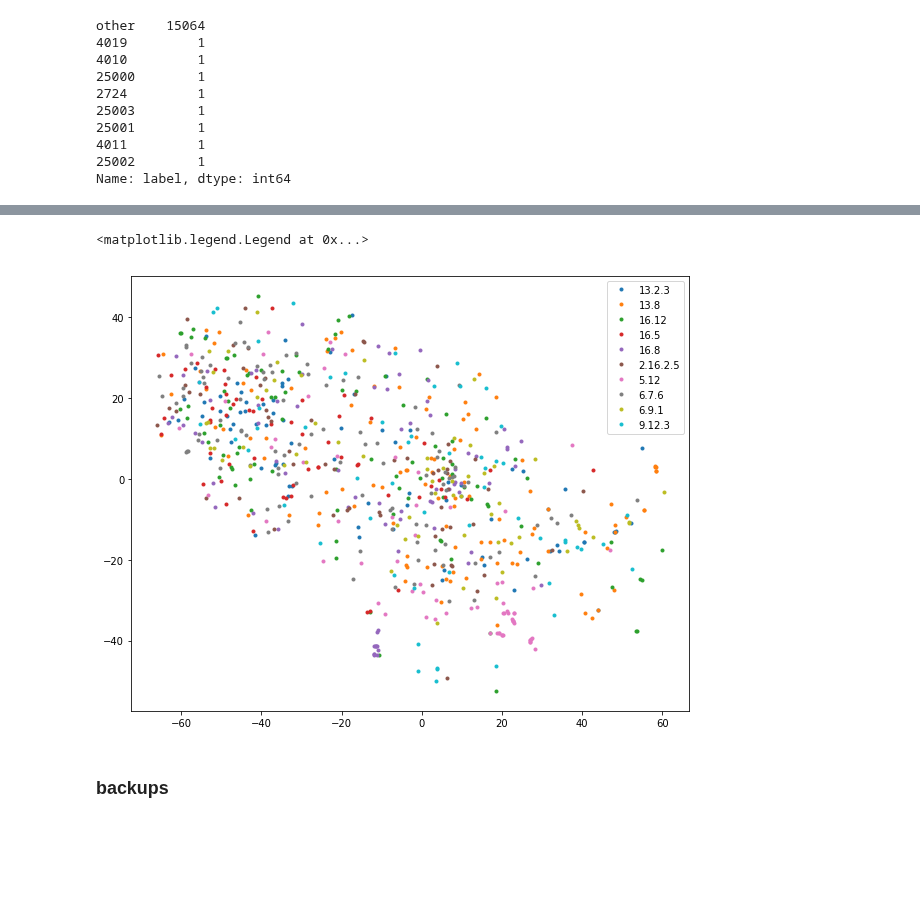
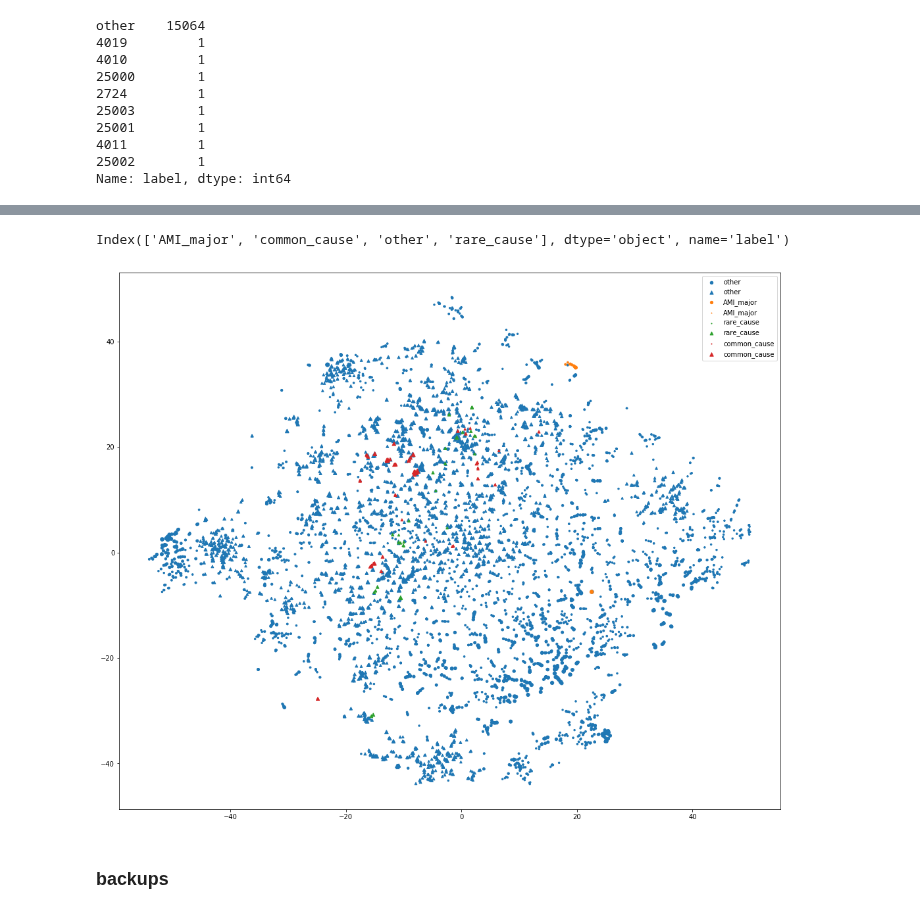
Before and after one commit to wenshuoliu/DLproj, a Jupyter notebook: NRD/GloVe_pretrain.ipynb, the cells around one changed output, grey strips where cells are left out. Saved outputs shown, nothing was run; the diff lists cells and outputs as text; code cells hidden in the pictures; blank space fills up the shorter version.

```diff
--- a/NRD/GloVe_pretrain.ipynb
+++ b/NRD/GloVe_pretrain.ipynb
@@ -978,12 +581,26 @@ plot_subdf = plot_df.loc[plot_df.fine_group.isin(top_fine_cat)]
-# %%
-groups = plot_subdf.groupby('fine_group')
-fig, ax = plt.subplots(figsize=(10, 8))
-for name, group in groups:
-    ax.plot(group.x, group.y, marker='o', linestyle='', ms=3, label=name)
-ax.legend()
-# %% [output]
-<matplotlib.legend.Legend at 0x...>
-[figure, removed]
+# %%
+#groups = plot_df.groupby('freq_label')
+groups = plot_df.groupby('label')
+gkey = groups.size().index
+# %%
+gkey
+# %% [output]
+Index(['AMI_major', 'common_cause', 'other', 'rare_cause'], dtype='object', name='label')
+# %%
+gkey = ['other', 'AMI_major', 'rare_cause', 'common_cause']
+# %%
+fig, ax = plt.subplots(figsize=(18, 15))
+for ccs_lvl1, color in zip(gkey, itertools.cycle(colors)):
+    group = groups.get_group(ccs_lvl1)
+    g_major = group.loc[group.code_type=='major']
+    g_secondary = group.loc[group.code_type=='secondary']
+    ax.scatter(g_major.x, g_major.y, marker='o', s=g_major.dot_size.values, label=ccs_lvl1, c=color)
+    ax.scatter(g_secondary.x, g_secondary.y, marker='^', s=g_secondary.dot_size.values, label=ccs_lvl1, c=color)
+    #plt.annotate(name, xy=(group.x.values, group.y.values), xytext=(group.x.values, group.y.values))
+ax.legend()
+plt.savefig('output/embed.png', dpi=200)
+# %% [output]
+[figure, added]
 # %% [markdown]
 ### backups
 # %%
```
Also changed, not shown: parts of 113 cells of this notebook, 13 other files.
